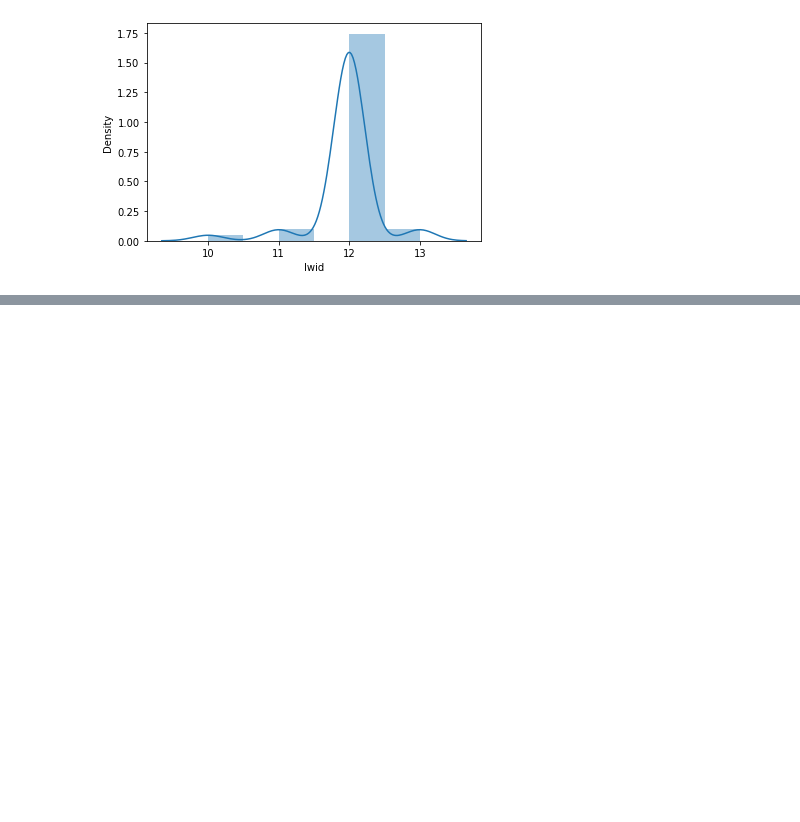
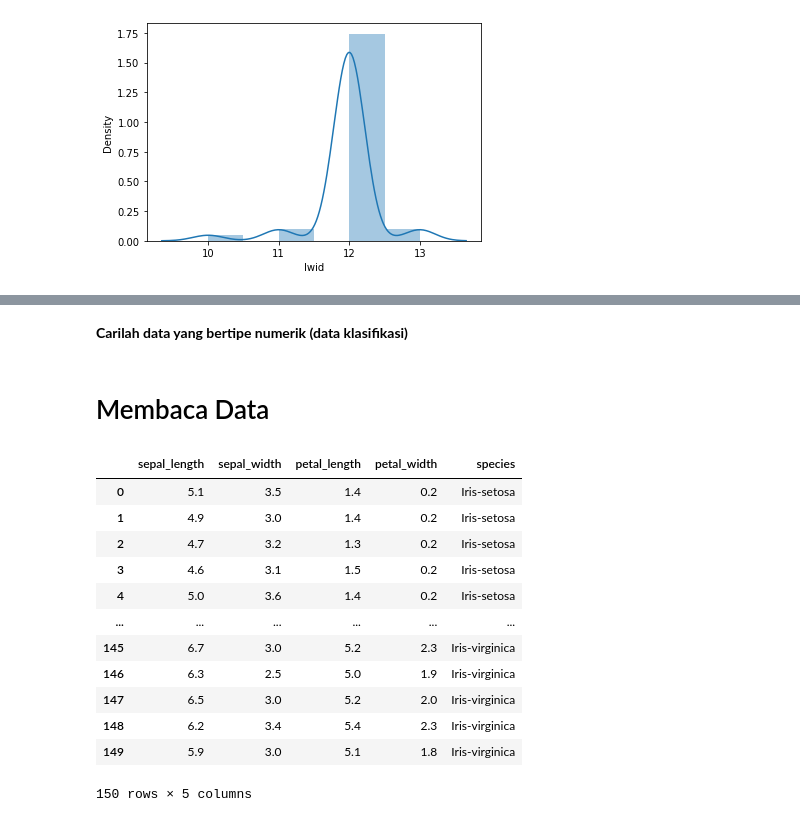
Before and after one commit to RibutDwiArtah023/DATAMINING, a Jupyter notebook: _sources/Tugas 1.ipynb, the cells around one changed output, grey strips where cells are left out. Saved outputs shown, nothing was run; the diff lists cells and outputs as text; code cells hidden in the pictures; blank space fills up the shorter version.

```diff
--- a/_sources/Tugas 1.ipynb
+++ b/_sources/Tugas 1.ipynb
@@ -680,0 +901,4 @@ plt.show()
+# %% [markdown]
+ **Carilah data yang bertipe numerik (data klasifikasi)**
+# %% [markdown]
+# Membaca Data
@@ -680,0 +910,20 @@ plt.show()
+# %%
+#untuk membaca dataset
+url = "https://raw.githubusercontent.com/RibutDwiArtah023/datamining/gh-pages/IRIS.csv"
+dataset = pd.read_csv(url)
+pd.options.mode.chained_assignment = None
+dataset
+# %% [output]
+|  | sepal_length | sepal_width | petal_length | petal_width | species |
+| 0 | 5.1 | 3.5 | 1.4 | 0.2 | Iris-setosa |
+| 1 | 4.9 | 3.0 | 1.4 | 0.2 | Iris-setosa |
+| 2 | 4.7 | 3.2 | 1.3 | 0.2 | Iris-setosa |
+| 3 | 4.6 | 3.1 | 1.5 | 0.2 | Iris-setosa |
+| 4 | 5.0 | 3.6 | 1.4 | 0.2 | Iris-setosa |
+| ... | ... | ... | ... | ... | ... |
+| 145 | 6.7 | 3.0 | 5.2 | 2.3 | Iris-virginica |
+| 146 | 6.3 | 2.5 | 5.0 | 1.9 | Iris-virginica |
+| 147 | 6.5 | 3.0 | 5.2 | 2.0 | Iris-virginica |
+| 148 | 6.2 | 3.4 | 5.4 | 2.3 | Iris-virginica |
+| 149 | 5.9 | 3.0 | 5.1 | 1.8 | Iris-virginica |
+150 rows × 5 columns
```
Also changed, not shown: parts of 125 cells of this notebook, 19 other files.
